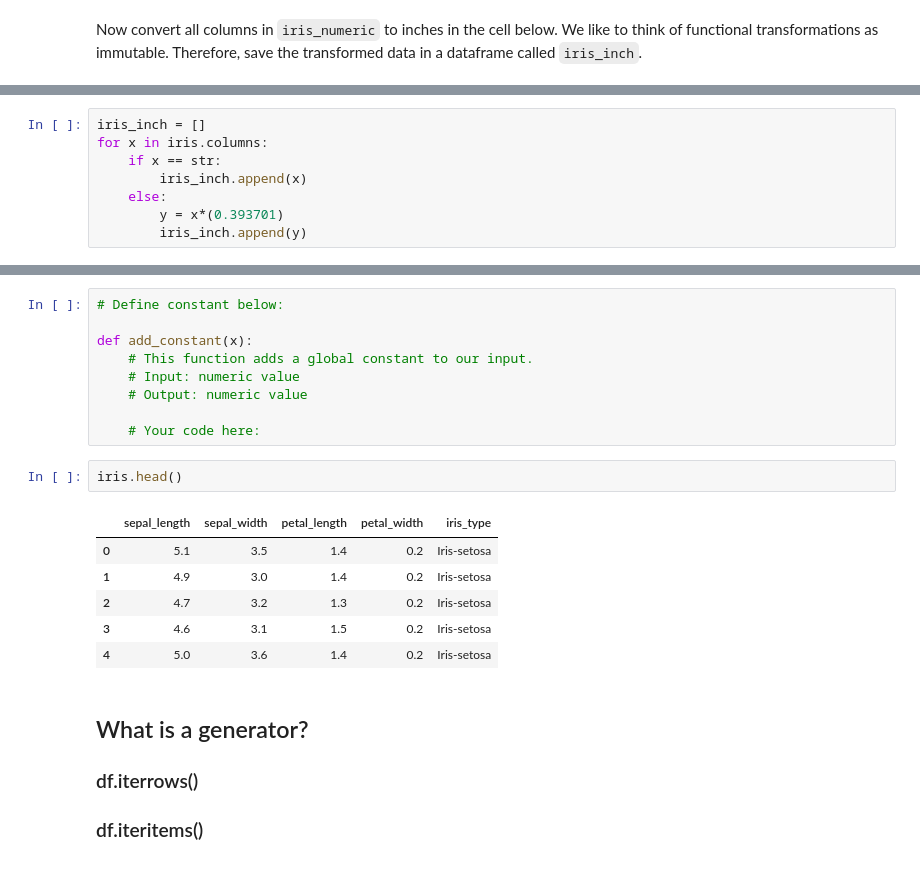
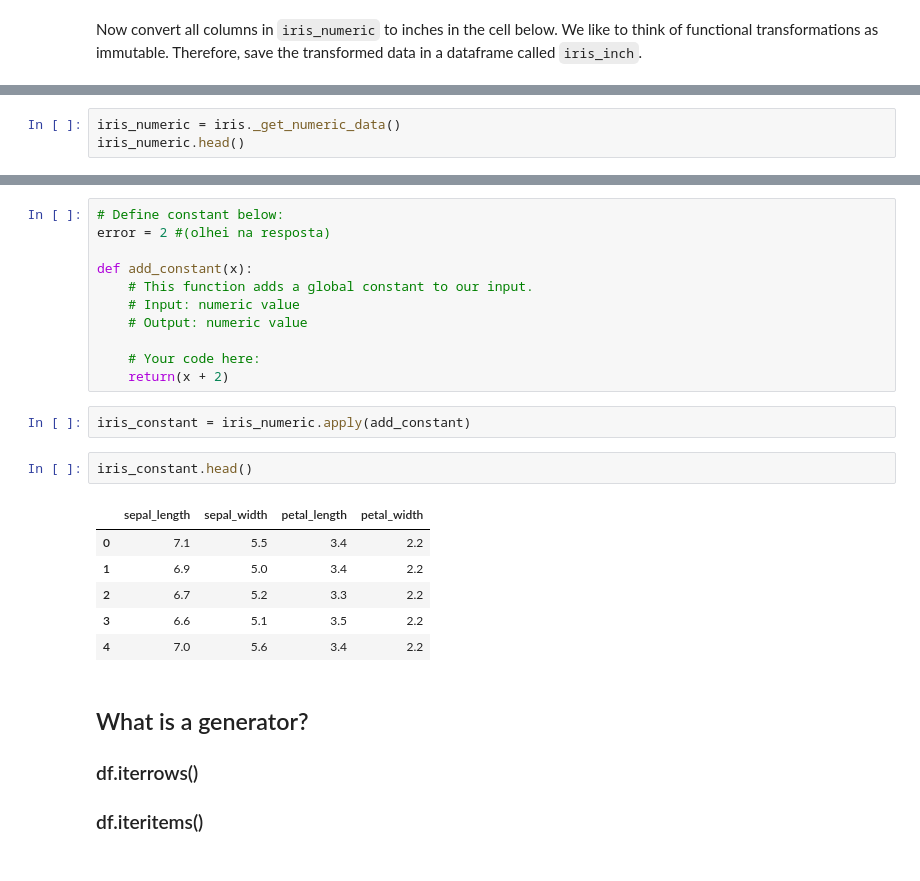
Before and after one commit to marifsm/marifsmdata_bcamp, a Jupyter notebook: WEEK1/DAY4/lab_functional_programming.ipynb, the cells around one changed output, grey strips where cells are left out. Drawn from its saved outputs; the diff is of its cells as text.

```diff
--- a/WEEK1/DAY4/lab_functional_programming.ipynb
+++ b/WEEK1/DAY4/lab_functional_programming.ipynb
@@ -215,8 +208,0 @@ None
-# %%
-iris_inch = []
-for x in iris.columns:
-    if x == str:
-        iris_inch.append(x)
-    else:
-        y = x*(0.393701)
-        iris_inch.append(y)
@@ -224,0 +209,3 @@ TypeError: can't multiply sequence by non-int of type 'float'
+# %%
+iris_numeric = iris._get_numeric_data()
+iris_numeric.head()
@@ -225,5 +241,6 @@ TypeError: can't multiply sequence by non-int of type 'float'
 # %%
 # Define constant below:
+error = 2 #(olhei na resposta)
 
 def add_constant(x):
     # This function adds a global constant to our input.
@@ -231,15 +248,18 @@ def add_constant(x):
     # Output: numeric value
 
     # Your code here:
+    return(x + 2)
+# %%
+iris_constant = iris_numeric.apply(add_constant)
 # %%
-iris.head()
+iris_constant.head()
 # %% [output]
-|  | sepal_length | sepal_width | petal_length | petal_width | iris_type |
-| 0 | 5.1 | 3.5 | 1.4 | 0.2 | Iris-setosa |
-| 1 | 4.9 | 3.0 | 1.4 | 0.2 | Iris-setosa |
-| 2 | 4.7 | 3.2 | 1.3 | 0.2 | Iris-setosa |
-| 3 | 4.6 | 3.1 | 1.5 | 0.2 | Iris-setosa |
-| 4 | 5.0 | 3.6 | 1.4 | 0.2 | Iris-setosa |
+|  | sepal_length | sepal_width | petal_length | petal_width |
+| 0 | 7.1 | 5.5 | 3.4 | 2.2 |
+| 1 | 6.9 | 5.0 | 3.4 | 2.2 |
+| 2 | 6.7 | 5.2 | 3.3 | 2.2 |
+| 3 | 6.6 | 5.1 | 3.5 | 2.2 |
+| 4 | 7.0 | 5.6 | 3.4 | 2.2 |
 # %% [markdown]
 ## What is a generator?
 
```
Also changed, not shown: parts of 12 cells of this notebook.
